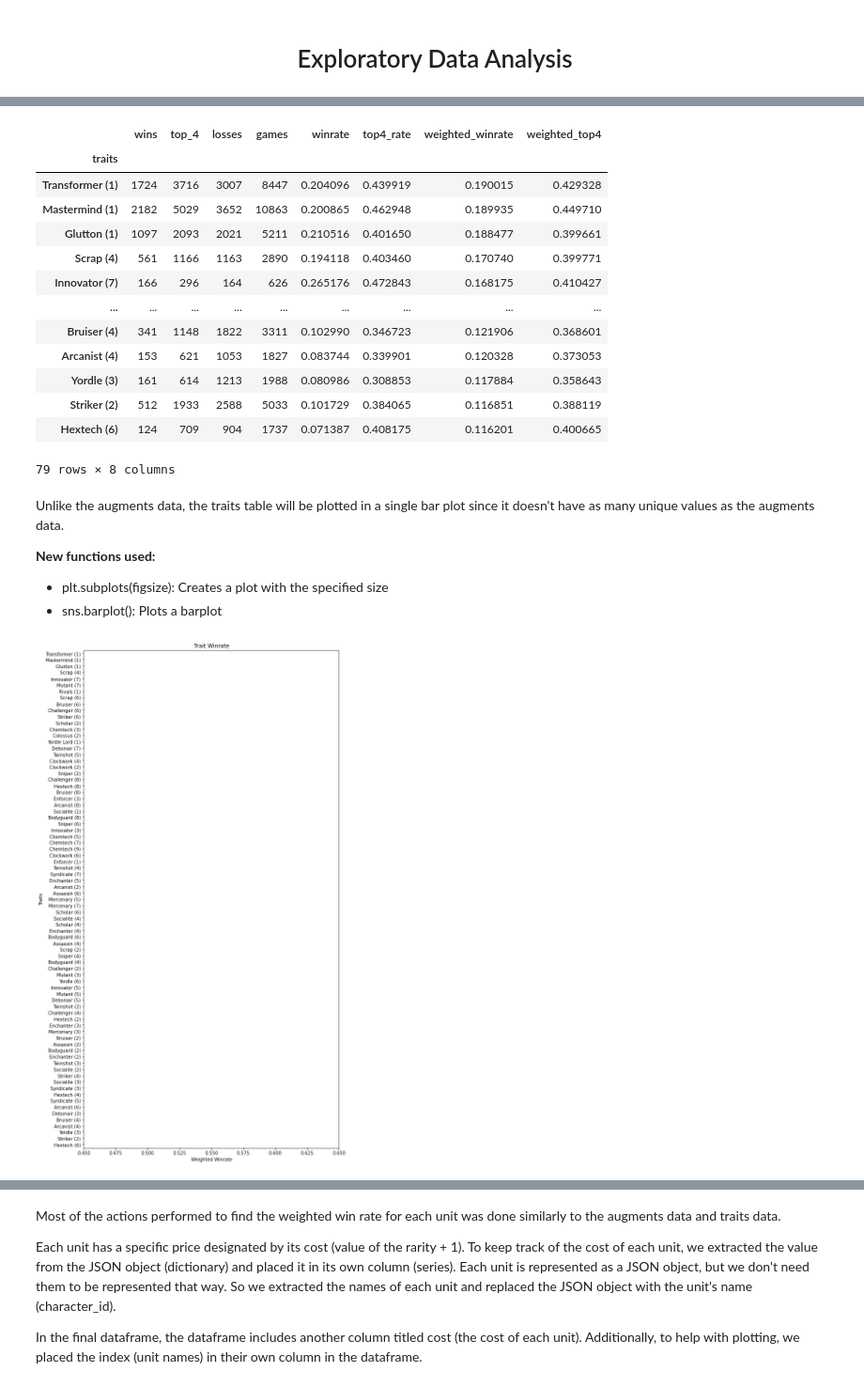
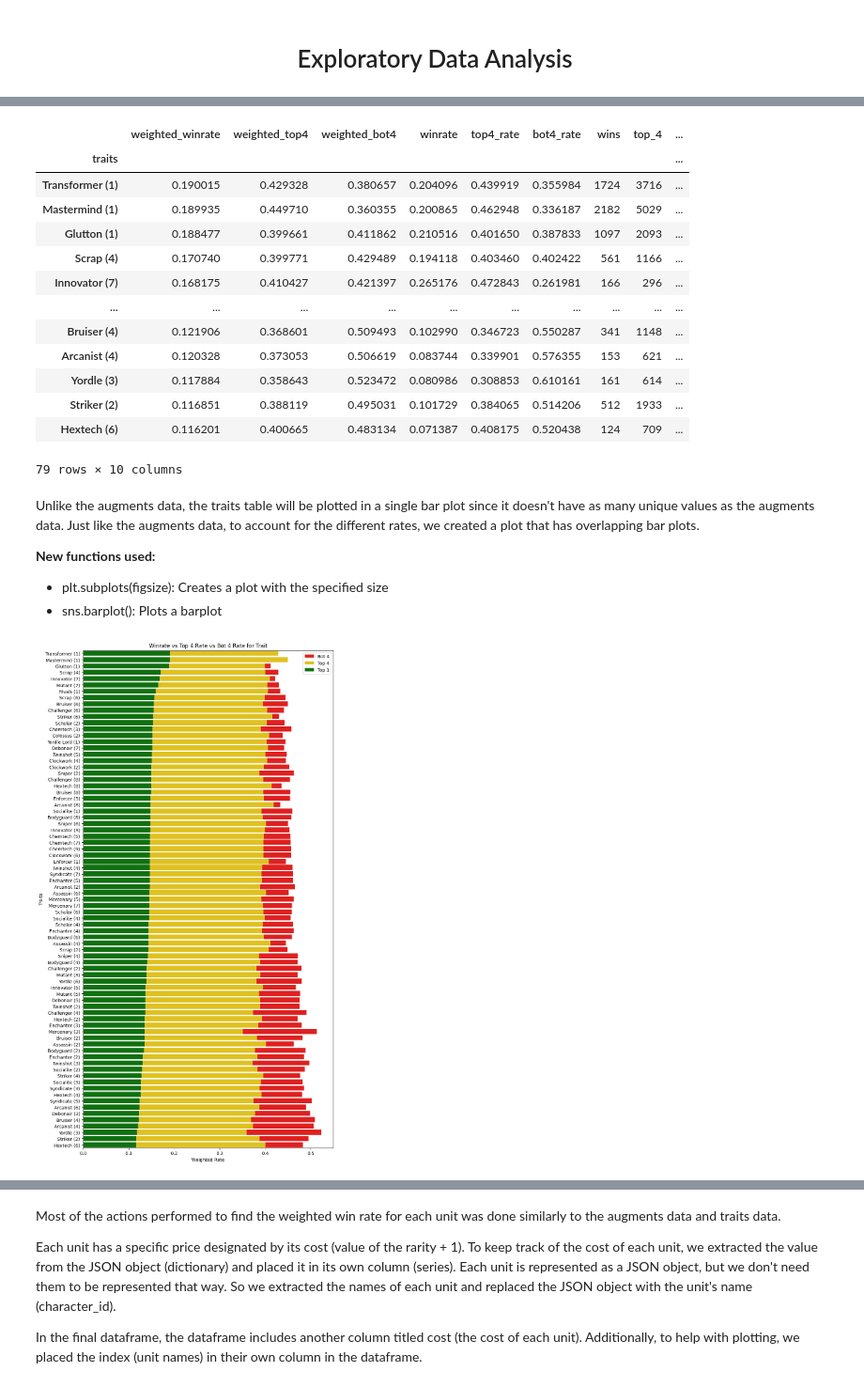
Before and after one commit to jdang2/jdang2.github.io, a Jupyter notebook: CMSC320Final.ipynb, the cells around one changed output, grey strips where cells are left out. Shown at 94% size. Drawn from its saved outputs; the diff is of its cells as text; code cells hidden in the pictures.

```diff
--- a/CMSC320Final.ipynb
+++ b/CMSC320Final.ipynb
@@ -310,5 +400,5 @@ for key in keys:
     data[key]['units'] = units
 
 # Save the dictionary to the json file
-with open('TFTdataset.json', 'w') as json_file:
+with open('./data/TFTdataset.json', 'w') as json_file:
     json.dump(data, json_file)
@@ -392,5 +504,5 @@ Output: A Panda Series
 # %%
-def get_weighted_winrate(data, category):
+def get_weighted_rate(data, category):
     numer = data[category] + data[category].mean()
     denom = data['games'] + data["games"].mean()
     return numer / denom
@@ -406,3 +516,11 @@ with open('TFTTraitDictionary.json') as json_file:
+# %%
+def add_weighted_rate(data):
+    data.insert(0, 'weighted_bot4', get_weighted_rate(data, 'losses'))
+    data.insert(0, 'weighted_top4', get_weighted_rate(data, 'top_4'))
+    # Generate the weighted win rate for augments.
+    data.insert(0, 'weighted_winrate', get_weighted_rate(data, 'wins'))
+
+    return data
 # %% [markdown]
 Each player ends a TFT match with a number of augments. These augments are stored as an array in the row of a specific player. To speed up the process of grouping each augment with their specific win rate, we need to separate the augments of each player into their own separate columns in the dataframe using <strong>explode()</strong>. We can then proceed with using <strong>map()</strong> to map each augment to their respective tier and in-game name.
 
@@ -526,17 +668,11 @@ trait_df['traits'] = trait_df['traits'].map(traitDictionary)
 # wins, losses, and games.
 aggregate_funcs = {'wins': 'sum', 'top_4': 'sum', 'losses': 'sum', 'games': 'count'}
 
-# Generate the unweighted win rate for the traits.
-trait_df = data_vs_winrate(trait_df, 'traits', aggregate_funcs)
+# Generate the unweighted rates for the traits.
+trait_df = data_vs_rate(trait_df, 'traits', aggregate_funcs)
 
-# Generate the weighted win rate for the traits.
-trait_df['weighted_winrate'] = get_weighted_winrate(trait_df, 'wins')
-trait_df['weighted_top4'] = get_weighted_winrate(trait_df, 'top_4')
-
-# Only want to show activated traits
-for index,row in trait_df.iterrows():
-    if "0" in index:
-        trait_df = trait_df.drop(index)
+# Generate the weighted rates for the traits.
+trait_df = add_weighted_rate(trait_df)
 
 # Sort the weighted win rate for the traits in descending order so that the highest win rate is at
 # the top of the plot.
@@ -545,22 +681,22 @@ trait_df = trait_df.sort_values('weighted_winrate', ascending=False)
 # Display the dataframe.
 trait_df
 # %% [output]
-|  | wins | top_4 | losses | games | winrate | top4_rate | weighted_winrate | weighted_top4 |
-| traits |  |  |  |  |  |  |  |  |
-| Transformer (1) | 1724 | 3716 | 3007 | 8447 | 0.204096 | 0.439919 | 0.190015 | 0.429328 |
-| Mastermind (1) | 2182 | 5029 | 3652 | 10863 | 0.200865 | 0.462948 | 0.189935 | 0.449710 |
-| Glutton (1) | 1097 | 2093 | 2021 | 5211 | 0.210516 | 0.401650 | 0.188477 | 0.399661 |
-| Scrap (4) | 561 | 1166 | 1163 | 2890 | 0.194118 | 0.403460 | 0.170740 | 0.399771 |
-| Innovator (7) | 166 | 296 | 164 | 626 | 0.265176 | 0.472843 | 0.168175 | 0.410427 |
-| ... | ... | ... | ... | ... | ... | ... | ... | ... |
-| Bruiser (4) | 341 | 1148 | 1822 | 3311 | 0.102990 | 0.346723 | 0.121906 | 0.368601 |
-| Arcanist (4) | 153 | 621 | 1053 | 1827 | 0.083744 | 0.339901 | 0.120328 | 0.373053 |
-| Yordle (3) | 161 | 614 | 1213 | 1988 | 0.080986 | 0.308853 | 0.117884 | 0.358643 |
-| Striker (2) | 512 | 1933 | 2588 | 5033 | 0.101729 | 0.384065 | 0.116851 | 0.388119 |
-| Hextech (6) | 124 | 709 | 904 | 1737 | 0.071387 | 0.408175 | 0.116201 | 0.400665 |
+|  | weighted_winrate | weighted_top4 | weighted_bot4 | winrate | top4_rate | bot4_rate | wins | top_4 | ... |
+| traits |  |  |  |  |  |  |  |  | ... |
+| Transformer (1) | 0.190015 | 0.429328 | 0.380657 | 0.204096 | 0.439919 | 0.355984 | 1724 | 3716 | ... |
+| Mastermind (1) | 0.189935 | 0.449710 | 0.360355 | 0.200865 | 0.462948 | 0.336187 | 2182 | 5029 | ... |
+| Glutton (1) | 0.188477 | 0.399661 | 0.411862 | 0.210516 | 0.401650 | 0.387833 | 1097 | 2093 | ... |
+| Scrap (4) | 0.170740 | 0.399771 | 0.429489 | 0.194118 | 0.403460 | 0.402422 | 561 | 1166 | ... |
+| Innovator (7) | 0.168175 | 0.410427 | 0.421397 | 0.265176 | 0.472843 | 0.261981 | 166 | 296 | ... |
+| ... | ... | ... | ... | ... | ... | ... | ... | ... | ... |
+| Bruiser (4) | 0.121906 | 0.368601 | 0.509493 | 0.102990 | 0.346723 | 0.550287 | 341 | 1148 | ... |
+| Arcanist (4) | 0.120328 | 0.373053 | 0.506619 | 0.083744 | 0.339901 | 0.576355 | 153 | 621 | ... |
+| Yordle (3) | 0.117884 | 0.358643 | 0.523472 | 0.080986 | 0.308853 | 0.610161 | 161 | 614 | ... |
+| Striker (2) | 0.116851 | 0.388119 | 0.495031 | 0.101729 | 0.384065 | 0.514206 | 512 | 1933 | ... |
+| Hextech (6) | 0.116201 | 0.400665 | 0.483134 | 0.071387 | 0.408175 | 0.520438 | 124 | 709 | ... |
-79 rows × 8 columns
+79 rows × 10 columns
 # %% [markdown]
-Unlike the augments data, the traits table will be plotted in a single bar plot since it doesn't have as many unique values as the augments data.
+Unlike the augments data, the traits table will be plotted in a single bar plot since it doesn't have as many unique values as the augments data. Just like the augments data, to account for the different rates, we created a plot that has overlapping bar plots.
 
 <strong>New functions used:</strong>
 - plt.subplots(figsize): Creates a plot with the specified size
@@ -568,21 +704,23 @@ Unlike the augments data, the traits table will be plotted in a single bar plot
 # %%
 # Set the size of the plot.
 f, ax = plt.subplots(figsize=(10, 20))
 
-# Create the horizontal bar plot with x value being the weighted win rate and the y value being the
+# Create horizontal bar plots with x value being the weighted rate and the y value being the
 # trait.
+sns.barplot(x="weighted_bot4", y=trait_df.index, data=trait_df, ax=ax,
+            label="Bot 4", color="r", order = trait_df.index)
+sns.barplot(x="weighted_top4", y=trait_df.index, data=trait_df, ax=ax,
+            label="Top 4", color="gold", order = trait_df.index)
 sns.barplot(x="weighted_winrate", y=trait_df.index, data=trait_df, ax=ax,
-            label="test", color="sienna", order = trait_df.index)
-
-# Set the scale of the x axis to fit the data in the graph better
-ax.set_xlim(0.45, 0.65)
+            label="Top 1", color="g", order = trait_df.index)
 
 # Set the axis labels and the title.
-plt.title("Trait Winrate")
-plt.xlabel("Weighted Winrate")
+plt.title("Winrate vs Top 4 Rate vs Bot 4 Rate for Trait")
+plt.xlabel("Weighted Rate")
 plt.ylabel("Traits")
+plt.legend()
 
 # Display the plot.
 plt.show()
 # %% [output]
-[figure, old version]
+[figure, new version]
```
Also changed, not shown: parts of 80 cells of this notebook, 18 other files.
